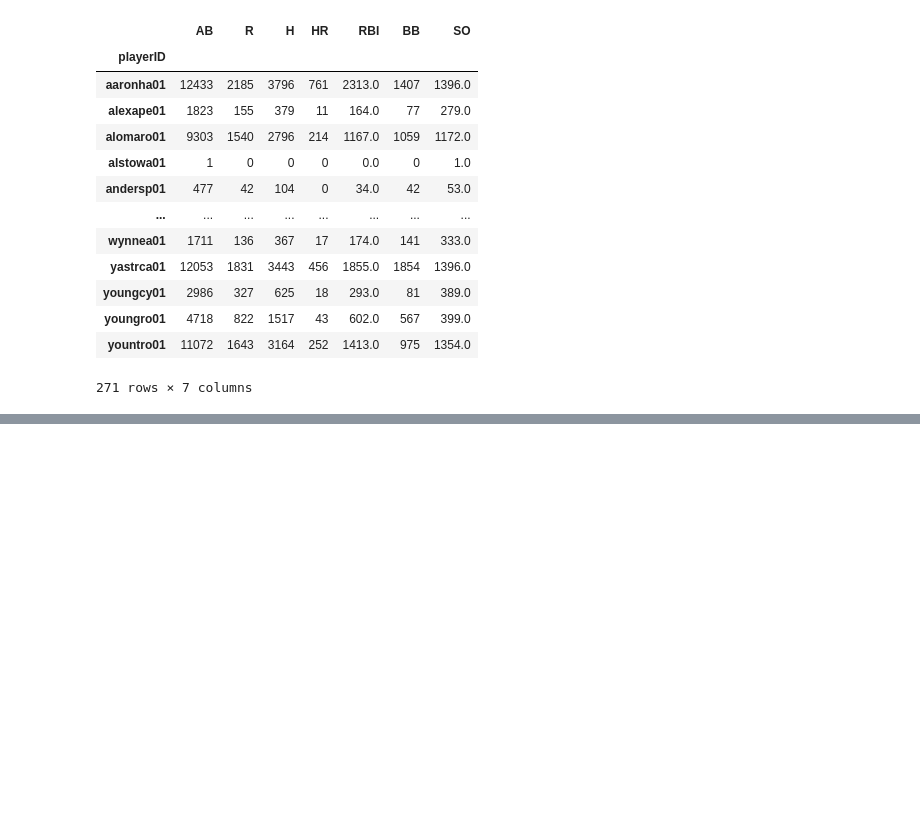
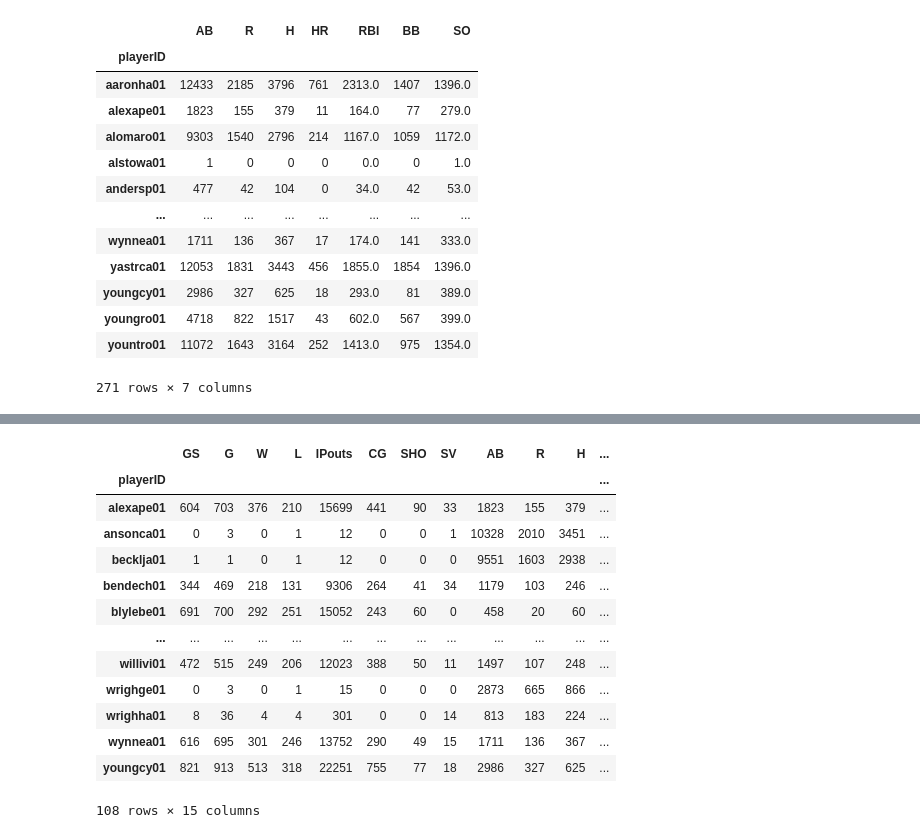
Before and after one commit to Ambaright/ST-554-Homework-6, a Jupyter notebook: Baright_HW6.ipynb, the cells around one changed output, grey strips where cells are left out. Drawn from its saved outputs; the diff is of its cells as text; code cells hidden in the pictures; blank space fills up the shorter version.

Commit message:
Combined Pitcher Info

```diff
--- a/Baright_HW6.ipynb
+++ b/Baright_HW6.ipynb
@@ -55,7 +55,8 @@ WHERE playerID IN (SELECT playerID FROM HallOfFame WHERE inducted = 'Y');
 """, con)
 
 # using pandas we can get the total summary stats
-pitcher.groupby('playerID').sum()
+pitcherTotals = pitcher.groupby('playerID').sum()
+pitcherTotals
 # %% [output]
 |  | GS | G | W | L | IPouts | CG | SHO | SV |
 | playerID |  |  |  |  |  |  |  |  |
@@ -89,7 +90,8 @@ WHERE playerID IN (SELECT playerID FROM HallOfFame WHERE inducted = 'Y');
 """,con)
 
 # again using pandas for the total summary stats
-pitcherBatting.groupby('playerID').sum()
+battingTotals = pitcherBatting.groupby('playerID').sum()
+battingTotals
 # %% [output]
 |  | AB | R | H | HR | RBI | BB | SO |
 | playerID |  |  |  |  |  |  |  |
@@ -107,0 +114,23 @@ pitcherBatting.groupby('playerID').sum()
+# %%
+pitcherInfo = pd.merge(
+    left = pitcherTotals,
+    right = battingTotals,
+    how = 'inner',
+    on = 'playerID'
+)
+pitcherInfo
+# %% [output]
+|  | GS | G | W | L | IPouts | CG | SHO | SV | AB | R | H | ... |
+| playerID |  |  |  |  |  |  |  |  |  |  |  | ... |
+| alexape01 | 604 | 703 | 376 | 210 | 15699 | 441 | 90 | 33 | 1823 | 155 | 379 | ... |
+| ansonca01 | 0 | 3 | 0 | 1 | 12 | 0 | 0 | 1 | 10328 | 2010 | 3451 | ... |
+| becklja01 | 1 | 1 | 0 | 1 | 12 | 0 | 0 | 0 | 9551 | 1603 | 2938 | ... |
+| bendech01 | 344 | 469 | 218 | 131 | 9306 | 264 | 41 | 34 | 1179 | 103 | 246 | ... |
+| blylebe01 | 691 | 700 | 292 | 251 | 15052 | 243 | 60 | 0 | 458 | 20 | 60 | ... |
+| ... | ... | ... | ... | ... | ... | ... | ... | ... | ... | ... | ... | ... |
+| willivi01 | 472 | 515 | 249 | 206 | 12023 | 388 | 50 | 11 | 1497 | 107 | 248 | ... |
+| wrighge01 | 0 | 3 | 0 | 1 | 15 | 0 | 0 | 0 | 2873 | 665 | 866 | ... |
+| wrighha01 | 8 | 36 | 4 | 4 | 301 | 0 | 0 | 14 | 813 | 183 | 224 | ... |
+| wynnea01 | 616 | 695 | 301 | 246 | 13752 | 290 | 49 | 15 | 1711 | 136 | 367 | ... |
+| youngcy01 | 821 | 913 | 513 | 318 | 22251 | 755 | 77 | 18 | 2986 | 327 | 625 | ... |
+108 rows × 15 columns
```
Also changed, not shown: parts of 1 cell of this notebook.
